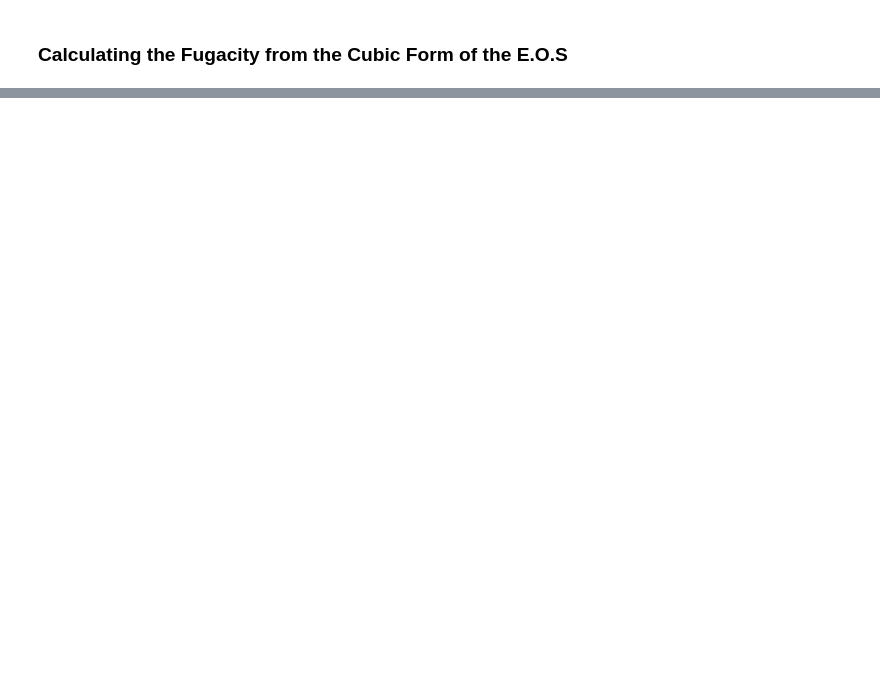
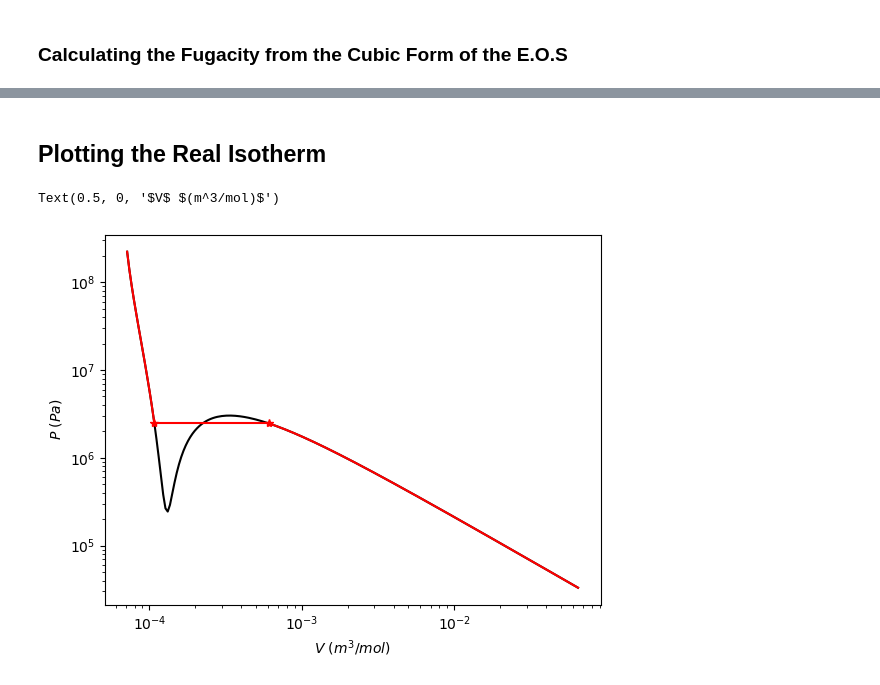
Before and after one commit to richardslaboratory/ChBE211_OER, a Jupyter notebook: _sources/Ch4/7.Constructing-Property-Diagrams.ipynb, the cells around one changed output, grey strips where cells are left out. Cells and saved outputs as stored; diff of their text form; code cells hidden in the pictures; blank space fills up the shorter version.

```diff
--- a/_sources/Ch4/7.Constructing-Property-Diagrams.ipynb
+++ b/_sources/Ch4/7.Constructing-Property-Diagrams.ipynb
@@ -114 +83,25 @@ print(VDW_cubic(0.9*Tc,0.7*Pc)) ## 3 real roots, means we are close to Psat
+# %%
+def VDW_cubic(T,P):
+    '''
+    takes in temperature in K
+    takes in pressure in Pa
+
+    returns roots of the E.oS. in compressibility, Z, and the fugacities of the v and l phases
+    '''
+    def fugacity(Z):
+
+        return  (Z-1) - np.log(Z-B) - A/Z
+
+    A = a*P/(R*T)**2
+    B = b*P/(R*T)
+
+    roots_ = np.roots([1, -1 - B, A, -A*B]) ##calculate the compressibility roots
+
+    Zv = np.max(roots_)
+    Zl = np.min(roots_)
+
+    fv_ = fugacity(Zv)
+    fl_ = fugacity(Zl)
+
+    return roots_, [fv_,fl_]
 # %% [markdown]
@@ -150,0 +200,20 @@ plt.legend(fontsize=12,frameon=False)
+# %% [markdown]
+## Plotting the Real Isotherm
+# %%
+isotherm = VDW(V, T)
+mask = V < Vl
+plt.plot(V[mask], isotherm[mask], c='r')
+mask = V > Vv
+plt.plot(V[mask], isotherm[mask], c='r')
+plt.plot([Vl,Vv], [Psat,Psat], c='r', label = T)
+plt.plot(V,isotherm,'-k',zorder=0)
+plt.plot([Vl],Psat,'r*')
+plt.plot([Vv],Psat,'r*')
+
+plt.yscale('log')
+plt.xscale('log')
+plt.ylabel(r'$P$ $(Pa)$')
+plt.xlabel(r'$V$ $(m^3/mol)$')
+# %% [output]
+Text(0.5, 0, '$V$ $(m^3/mol)$')
+[figure, added]
```
Also changed, not shown: parts of 7 cells of this notebook, 20 other files.
